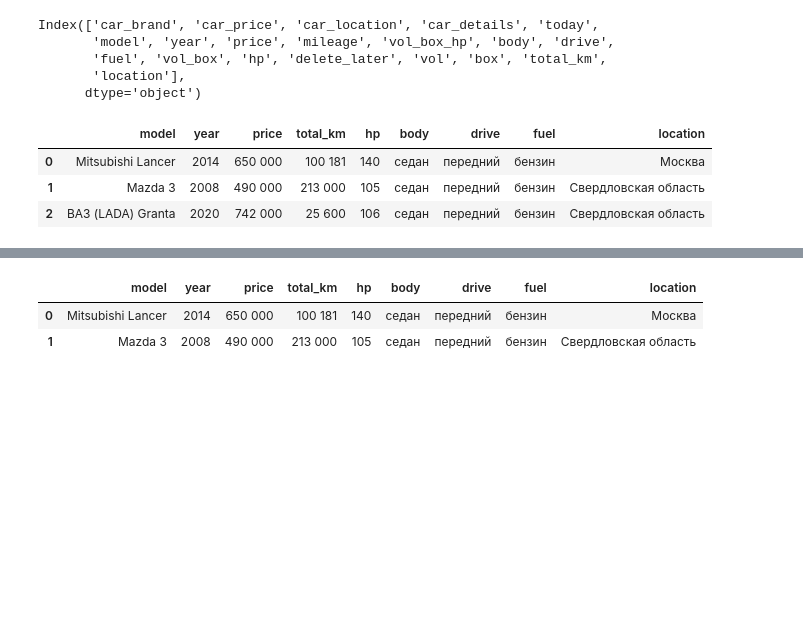
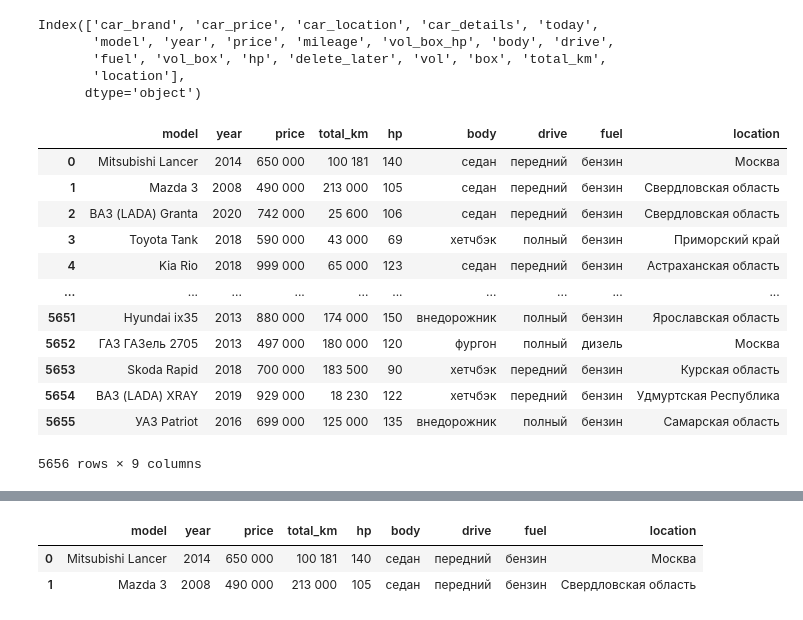
Before and after one commit to iskakanartur/car_data_analysis, a Jupyter notebook: cars_cleaning.ipynb, the cells around one changed output, grey strips where cells are left out. Cells and saved outputs as stored; diff of their text form; code cells hidden in the pictures; blank space fills up the shorter version.

```diff
--- a/cars_cleaning.ipynb
+++ b/cars_cleaning.ipynb
@@ -682,12 +680,21 @@ Index(['car_brand', 'car_price', 'car_location', 'car_details', 'today',
        'location'],
       dtype='object')
 # %%
-df[['model','year', 'price','total_km', 'hp', 'body', 'drive', 'fuel', 'location' ]].head(3)
+df[['model','year', 'price','total_km', 'hp', 'body', 'drive', 'fuel', 'location' ]]
 # %% [output]
 |  | model | year | price | total_km | hp | body | drive | fuel | location |
 | 0 | Mitsubishi Lancer | 2014 | 650 000 | 100 181 | 140 | седан | передний | бензин | Москва |
 | 1 | Mazda 3 | 2008 | 490 000 | 213 000 | 105 | седан | передний | бензин | Свердловская область |
 | 2 | ВАЗ (LADA) Granta | 2020 | 742 000 | 25 600 | 106 | седан | передний | бензин | Свердловская область |
+| 3 | Toyota Tank | 2018 | 590 000 | 43 000 | 69 | хетчбэк | полный | бензин | Приморский край |
+| 4 | Kia Rio | 2018 | 999 000 | 65 000 | 123 | седан | передний | бензин | Астраханская область |
+| ... | ... | ... | ... | ... | ... | ... | ... | ... | ... |
+| 5651 | Hyundai ix35 | 2013 | 880 000 | 174 000 | 150 | внедорожник | полный | бензин | Ярославская область |
+| 5652 | ГАЗ ГАЗель 2705 | 2013 | 497 000 | 180 000 | 120 | фургон | полный | дизель | Москва |
+| 5653 | Skoda Rapid | 2018 | 700 000 | 183 500 | 90 | хетчбэк | передний | бензин | Курская область |
+| 5654 | ВАЗ (LADA) XRAY | 2019 | 929 000 | 18 230 | 122 | хетчбэк | передний | бензин | Удмуртская Республика |
+| 5655 | УАЗ Patriot | 2016 | 699 000 | 125 000 | 135 | внедорожник | полный | бензин | Самарская область |
+5656 rows × 9 columns
 # %%
 ##!! Вопрос. Как вы думаете, что здесь произойдет?
 ## Будет ли у меня короткая или длинная версия со всеми столбцами?
```
Also changed, not shown: parts of 27 cells of this notebook.
